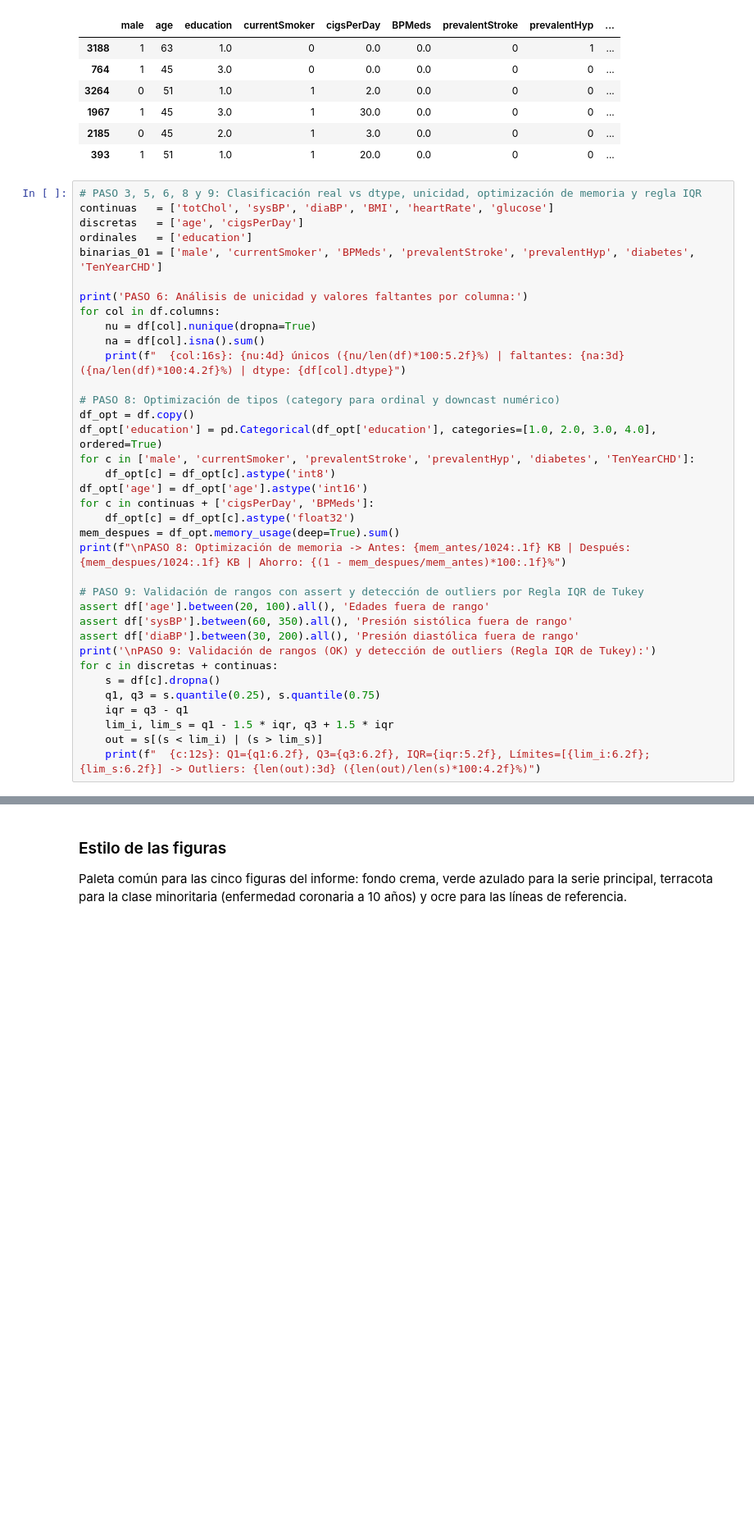
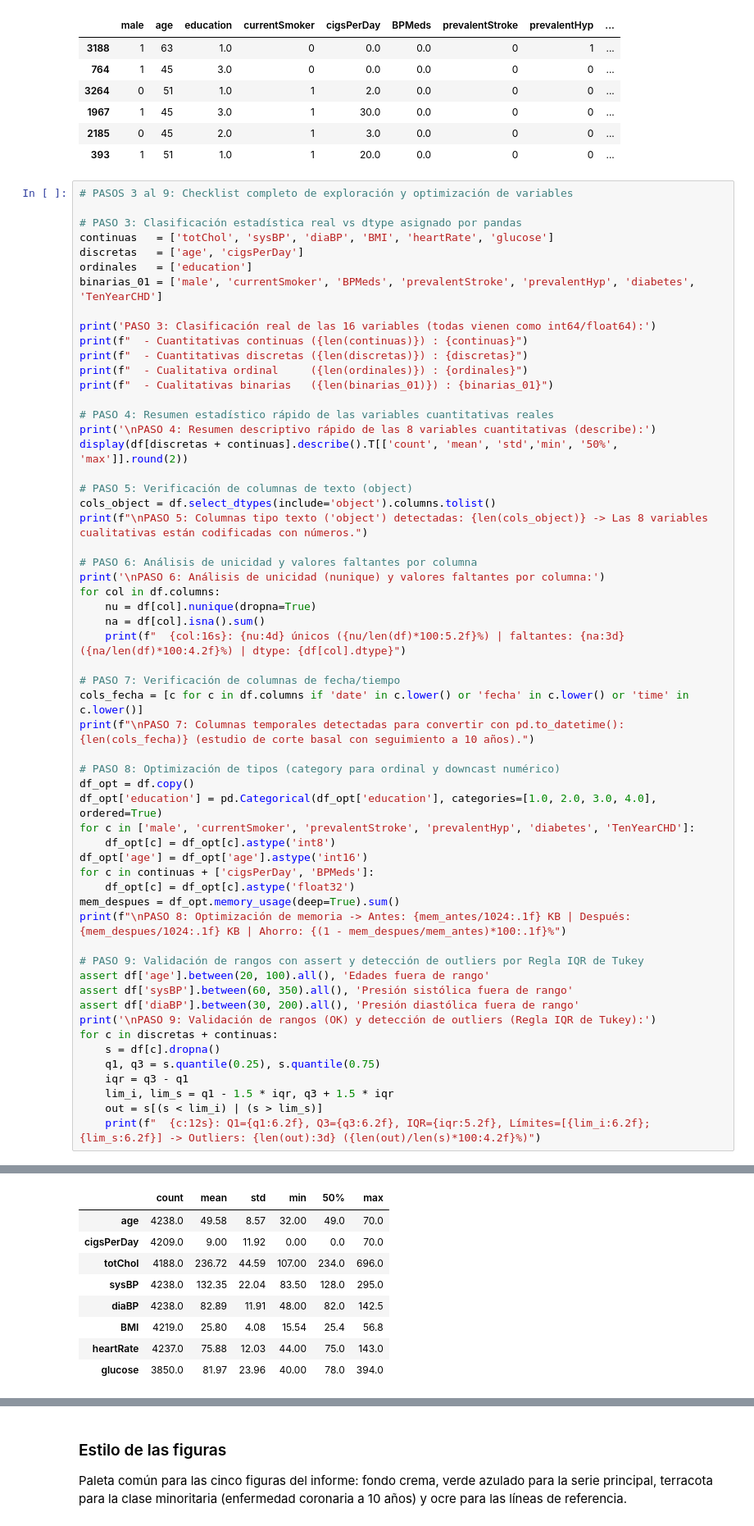
Before and after one commit to ignaciopenap/proyecto-grupo3-mcdi501, a Jupyter notebook: 03-evaluaciones/formativa-1-eda-inferencia/Formativa1_Framingham_Codigo.ipynb, the cells around one changed output, grey strips where cells are left out. Shown at 82% size. Drawn from its saved outputs; the diff is of its cells as text; blank space fills up the shorter version.

Commit message:
docs: actualiza textos markdown en Formativa 1

```diff
--- a/03-evaluaciones/formativa-1-eda-inferencia/Formativa1_Framingham_Codigo.ipynb
+++ b/03-evaluaciones/formativa-1-eda-inferencia/Formativa1_Framingham_Codigo.ipynb
@@ -86,17 +86,38 @@ PASO 2B: Muestra aleatoria de 6 filas (df.sample con semilla 42):
 | 2185 | 0 | 45 | 2.0 | 1 | 3.0 | 0.0 | 0 | 0 | ... |
 | 393 | 1 | 51 | 1.0 | 1 | 20.0 | 0.0 | 0 | 0 | ... |
 # %%
-# PASO 3, 5, 6, 8 y 9: Clasificación real vs dtype, unicidad, optimización de memoria y regla IQR
+# PASOS 3 al 9: Checklist completo de exploración y optimización de variables
+
+# PASO 3: Clasificación estadística real vs dtype asignado por pandas
 continuas   = ['totChol', 'sysBP', 'diaBP', 'BMI', 'heartRate', 'glucose']
 discretas   = ['age', 'cigsPerDay']
 ordinales   = ['education']
 binarias_01 = ['male', 'currentSmoker', 'BPMeds', 'prevalentStroke', 'prevalentHyp', 'diabetes', 'TenYearCHD']
 
-print('PASO 6: Análisis de unicidad y valores faltantes por columna:')
+print('PASO 3: Clasificación real de las 16 variables (todas vienen como int64/float64):')
+print(f"  - Cuantitativas continuas ({len(continuas)}) : {continuas}")
+print(f"  - Cuantitativas discretas ({len(discretas)}) : {discretas}")
+print(f"  - Cualitativa ordinal     ({len(ordinales)}) : {ordinales}")
+print(f"  - Cualitativas binarias   ({len(binarias_01)}) : {binarias_01}")
+
+# PASO 4: Resumen estadístico rápido de las variables cuantitativas reales
+print('\nPASO 4: Resumen descriptivo rápido de las 8 variables cuantitativas (describe):')
+display(df[discretas + continuas].describe().T[['count', 'mean', 'std','min', '50%', 'max']].round(2))
+
+# PASO 5: Verificación de columnas de texto (object)
+cols_object = df.select_dtypes(include='object').columns.tolist()
+print(f"\nPASO 5: Columnas tipo texto ('object') detectadas: {len(cols_object)} -> Las 8 variables cualitativas están codificadas con números.")
+
+# PASO 6: Análisis de unicidad y valores faltantes por columna
+print('\nPASO 6: Análisis de unicidad (nunique) y valores faltantes por columna:')
 for col in df.columns:
     nu = df[col].nunique(dropna=True)
     na = df[col].isna().sum()
     print(f"  {col:16s}: {nu:4d} únicos ({nu/len(df)*100:5.2f}%) | faltantes: {na:3d} ({na/len(df)*100:4.2f}%) | dtype: {df[col].dtype}")
+
+# PASO 7: Verificación de columnas de fecha/tiempo
+cols_fecha = [c for c in df.columns if 'date' in c.lower() or 'fecha' in c.lower() or 'time' in c.lower()]
+print(f"\nPASO 7: Columnas temporales detectadas para convertir con pd.to_datetime(): {len(cols_fecha)} (estudio de corte basal con seguimiento a 10 años).")
 
 # PASO 8: Optimización de tipos (category para ordinal y downcast numérico)
 df_opt = df.copy()
@@ -141,0 +153,9 @@ PASO 6: Análisis de unicidad y valores faltantes por columna:
+|  | count | mean | std | min | 50% | max |
+| age | 4238.0 | 49.58 | 8.57 | 32.00 | 49.0 | 70.0 |
+| cigsPerDay | 4209.0 | 9.00 | 11.92 | 0.00 | 0.0 | 70.0 |
+| totChol | 4188.0 | 236.72 | 44.59 | 107.00 | 234.0 | 696.0 |
+| sysBP | 4238.0 | 132.35 | 22.04 | 83.50 | 128.0 | 295.0 |
+| diaBP | 4238.0 | 82.89 | 11.91 | 48.00 | 82.0 | 142.5 |
+| BMI | 4219.0 | 25.80 | 4.08 | 15.54 | 25.4 | 56.8 |
+| heartRate | 4237.0 | 75.88 | 12.03 | 44.00 | 75.0 | 143.0 |
+| glucose | 3850.0 | 81.97 | 23.96 | 40.00 | 78.0 | 394.0 |
```
Also changed, not shown: parts of 2 cells of this notebook.
